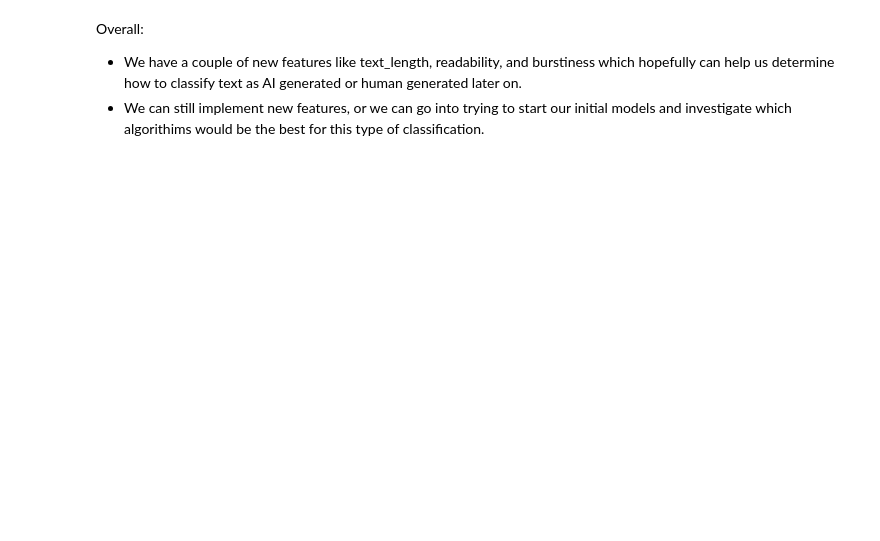
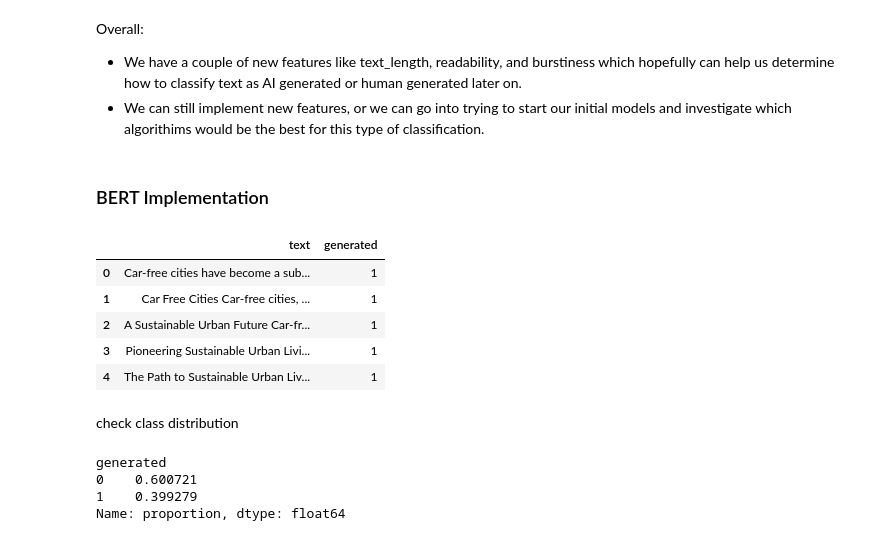
Before and after one commit to ebeckk/ml_text_classifier, a Jupyter notebook: final_project.ipynb, the cells around one changed output. Drawn from its saved outputs; the diff is of its cells as text; code cells hidden in the pictures; blank space fills up the shorter version.

```diff
--- a/final_project.ipynb
+++ b/final_project.ipynb
@@ -252,3 +270,25 @@ print(df.sample(5)[['generated', 'text_length', 'word_count', 'readability', 'gu
 Overall:
 - We have a couple of new features like text_length, readability, and burstiness which hopefully can help us determine how to classify text as AI generated or human generated later on.
 - We can still implement new features, or we can go into trying to start our initial models and investigate which algorithims would be the best for this type of classification.
+# %% [markdown]
+### BERT Implementation
+# %%
+device = torch.device("cuda" if torch.cuda.is_available() else "cpu")
+df = pd.read_csv(filename)
+df.head()
+# %% [output]
+|  | text | generated |
+| 0 | Car-free cities have become a sub... | 1 |
+| 1 | Car Free Cities Car-free cities, ... | 1 |
+| 2 | A Sustainable Urban Future Car-fr... | 1 |
+| 3 | Pioneering Sustainable Urban Livi... | 1 |
+| 4 | The Path to Sustainable Urban Liv... | 1 |
+# %% [markdown]
+check class distribution
+# %%
+df['generated'].value_counts(normalize=True)
+# %% [output]
+generated
+0    0.600721
+1    0.399279
+Name: proportion, dtype: float64
```
Also changed, not shown: parts of 38 cells of this notebook.
